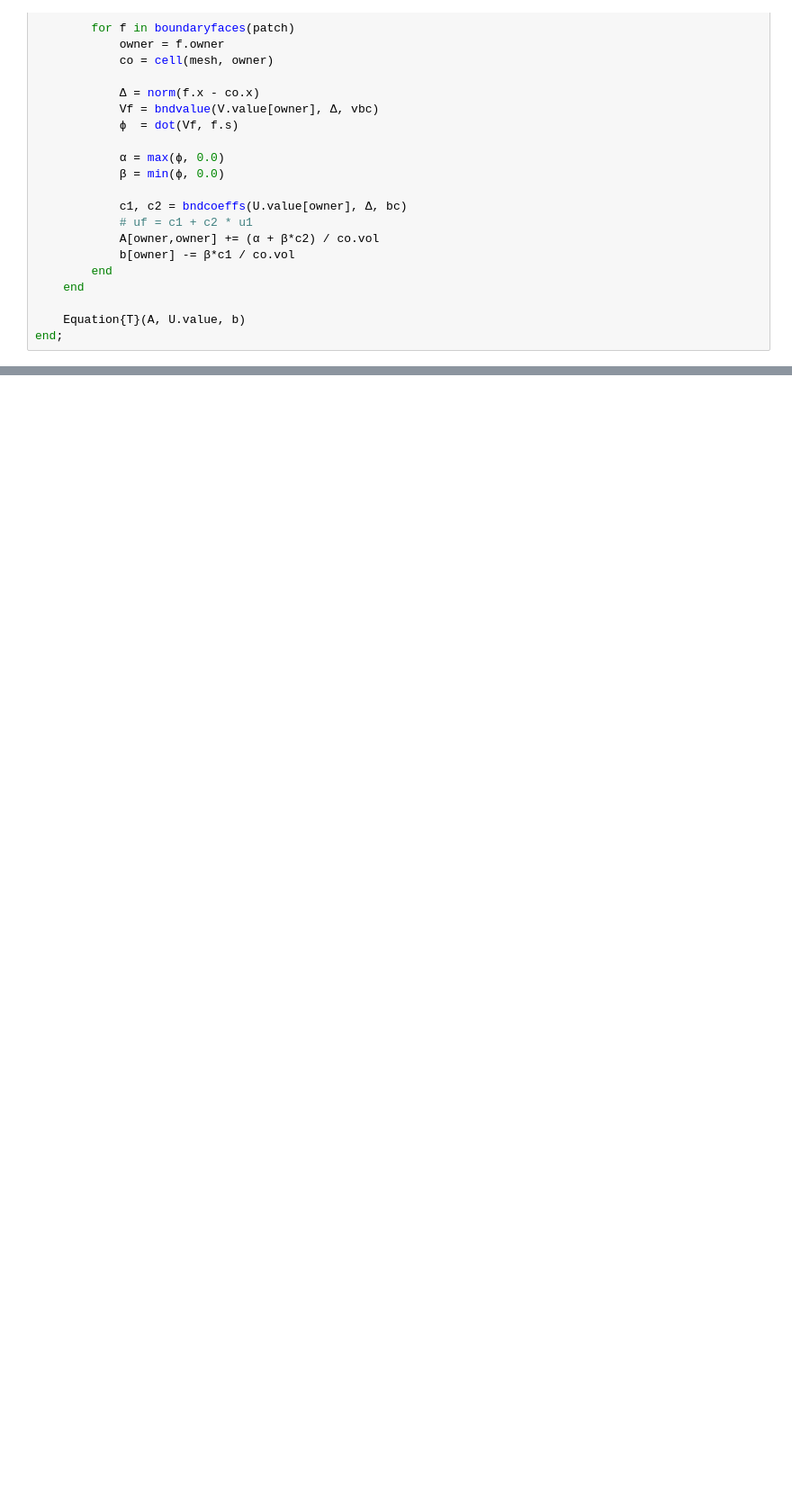
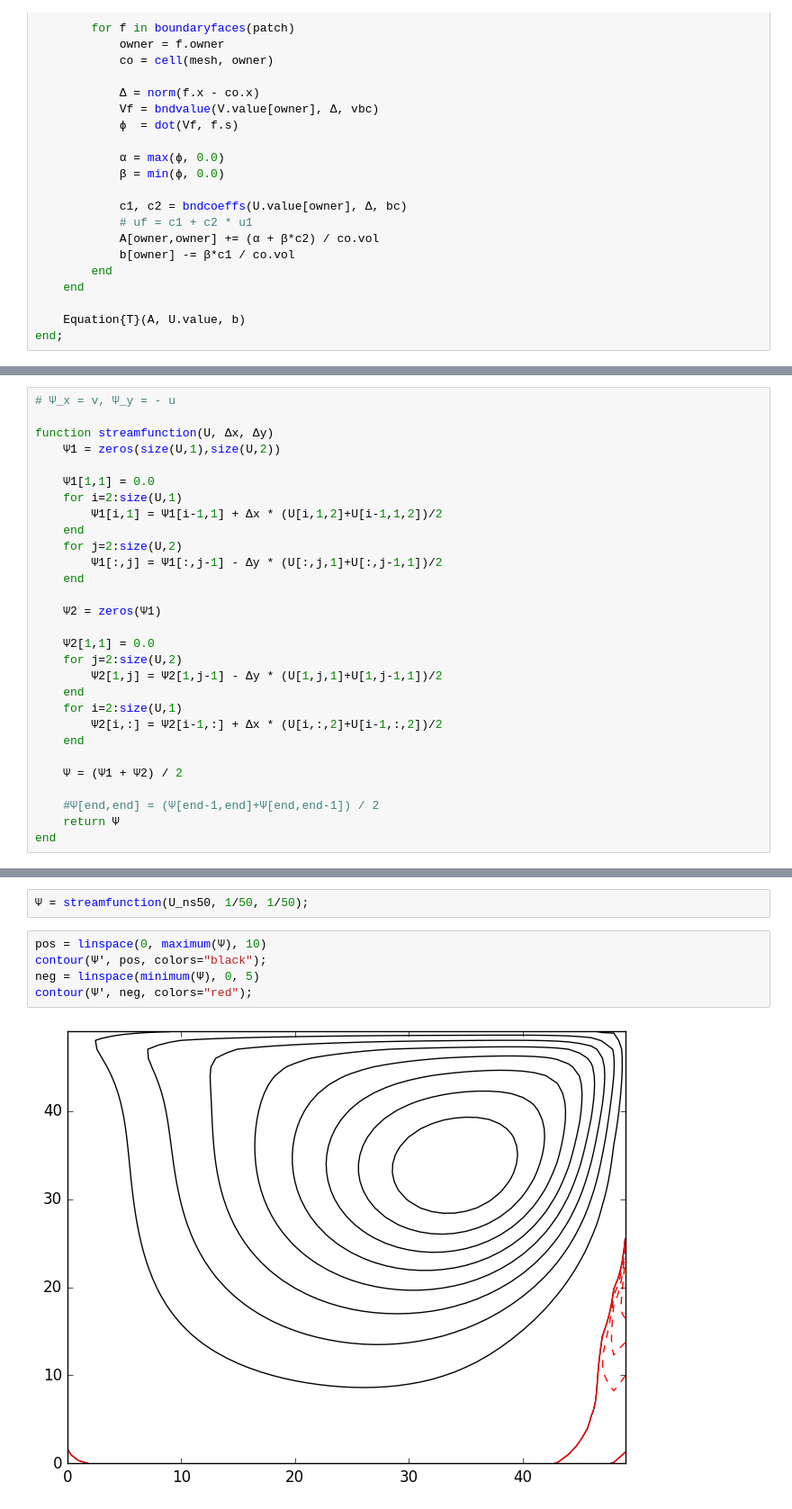
Before and after one commit to furstj/NSP, a Jupyter notebook: lessons/03_navier_stokes.ipynb, the cells around one changed output, grey strips where cells are left out. Shown: that part at 90% size. Drawn from its saved outputs; the diff is of its cells as text; blank space fills up the shorter version.

```diff
--- a/lessons/03_navier_stokes.ipynb
+++ b/lessons/03_navier_stokes.ipynb
@@ -423,0 +484,29 @@ quiver(Uns[:,:,1]', Uns[:,:,2]', color="red");
+# %%
+# Ψ_x = v, Ψ_y = - u
+
+function streamfunction(U, Δx, Δy)
+    Ψ1 = zeros(size(U,1),size(U,2))
+
+    Ψ1[1,1] = 0.0
+    for i=2:size(U,1)
+        Ψ1[i,1] = Ψ1[i-1,1] + Δx * (U[i,1,2]+U[i-1,1,2])/2
+    end
+    for j=2:size(U,2)
+        Ψ1[:,j] = Ψ1[:,j-1] - Δy * (U[:,j,1]+U[:,j-1,1])/2
+    end
+
+    Ψ2 = zeros(Ψ1)
+
+    Ψ2[1,1] = 0.0
+    for j=2:size(U,2)
+        Ψ2[1,j] = Ψ2[1,j-1] - Δy * (U[1,j,1]+U[1,j-1,1])/2
+    end
+    for i=2:size(U,1)
+        Ψ2[i,:] = Ψ2[i-1,:] + Δx * (U[i,:,2]+U[i-1,:,2])/2
+    end
+
+    Ψ = (Ψ1 + Ψ2) / 2
+
+    #Ψ[end,end] = (Ψ[end-1,end]+Ψ[end,end-1]) / 2
+    return Ψ
+end
@@ -423,0 +515,9 @@ quiver(Uns[:,:,1]', Uns[:,:,2]', color="red");
+# %%
+Ψ = streamfunction(U_ns50, 1/50, 1/50);
+# %%
+pos = linspace(0, maximum(Ψ), 10)
+contour(Ψ', pos, colors="black");
+neg = linspace(minimum(Ψ), 0, 5)
+contour(Ψ', neg, colors="red");
+# %% [output]
+[figure, added]
```
Also changed, not shown: parts of 17 cells of this notebook, 1 other file.
